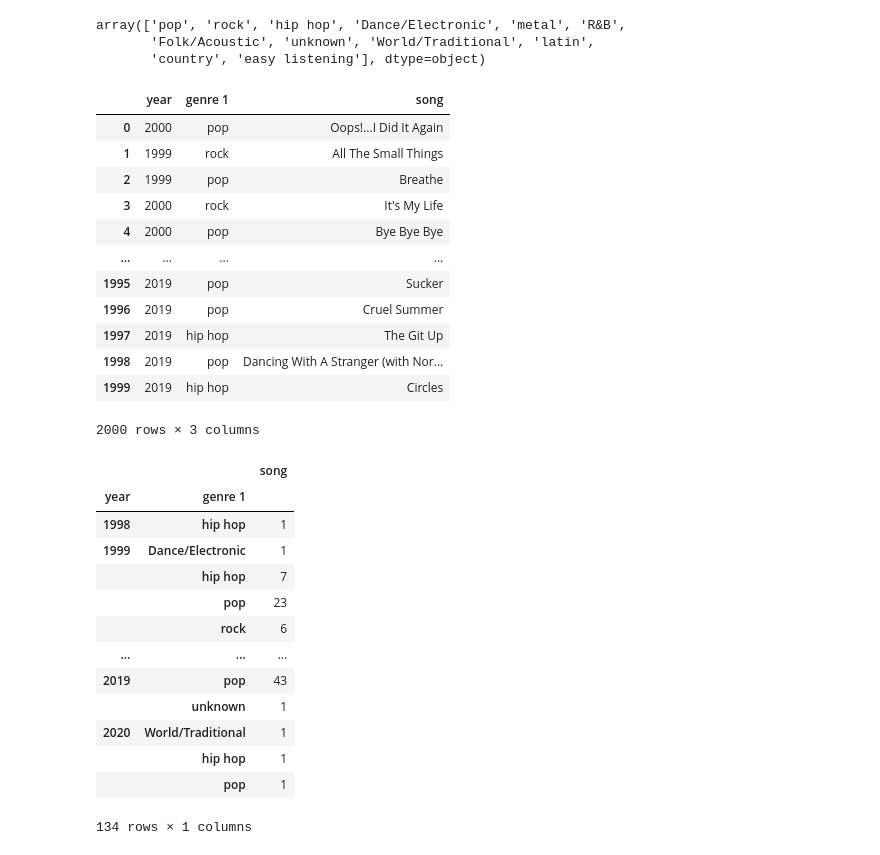
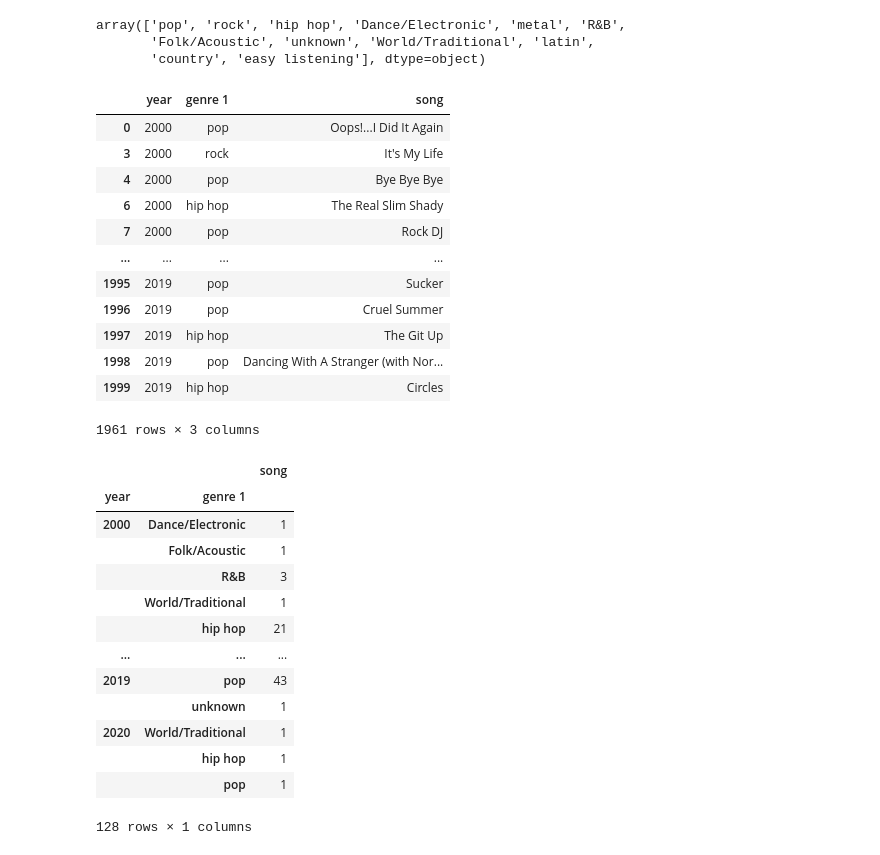
Before and after one commit to joseph-karadakis/GitGud, a Jupyter notebook: JTL_top_hits_genres.ipynb, the cells around one changed output. Drawn from its saved outputs; the diff is of its cells as text; code cells hidden in the pictures.

```diff
--- a/JTL_top_hits_genres.ipynb
+++ b/JTL_top_hits_genres.ipynb
@@ -131,40 +131,44 @@ array(['pop', 'rock', 'hip hop', 'Dance/Electronic', 'metal', 'R&B',
 # %%
 #create new dataframe with only columns year, genre, and songs
 new_df = pd.DataFrame(top_hits_clean[['year', 'genre 1','song']])
 new_df
+
+#filter dataframe for years 2000 to 2020
+year_filter = new_df[(new_df['year'] >= 2000) & (new_df['year'] <= 2020)]
+year_filter
 # %% [output]
 |  | year | genre 1 | song |
 | 0 | 2000 | pop | Oops!...I Did It Again |
-| 1 | 1999 | rock | All The Small Things |
-| 2 | 1999 | pop | Breathe |
 | 3 | 2000 | rock | It's My Life |
 | 4 | 2000 | pop | Bye Bye Bye |
+| 6 | 2000 | hip hop | The Real Slim Shady |
+| 7 | 2000 | pop | Rock DJ |
 | ... | ... | ... | ... |
 | 1995 | 2019 | pop | Sucker |
 | 1996 | 2019 | pop | Cruel Summer |
 | 1997 | 2019 | hip hop | The Git Up |
 | 1998 | 2019 | pop | Dancing With A Stranger (with Nor... |
 | 1999 | 2019 | hip hop | Circles |
-2000 rows × 3 columns
+1961 rows × 3 columns
 # %%
 # Group the data by year and genre, and calculate the count for each genre
-top_year_genre = new_df.groupby(['year', 'genre 1']).count()
+top_year_genre = year_filter.groupby(['year', 'genre 1']).count()
 top_year_genre
 # %% [output]
 |  |  | song |
 | year | genre 1 |  |
-| 1998 | hip hop | 1 |
-| 1999 | Dance/Electronic | 1 |
-|  | hip hop | 7 |
-|  | pop | 23 |
-|  | rock | 6 |
+| 2000 | Dance/Electronic | 1 |
+|  | Folk/Acoustic | 1 |
+|  | R&B | 3 |
+|  | World/Traditional | 1 |
+|  | hip hop | 21 |
 | ... | ... | ... |
 | 2019 | pop | 43 |
 |  | unknown | 1 |
 | 2020 | World/Traditional | 1 |
 |  | hip hop | 1 |
 |  | pop | 1 |
-134 rows × 1 columns
+128 rows × 1 columns
 # %%
 
 # Plot the genre popularity over time using a stacked bar chart
```
Also changed, not shown: parts of 1 cell of this notebook.
